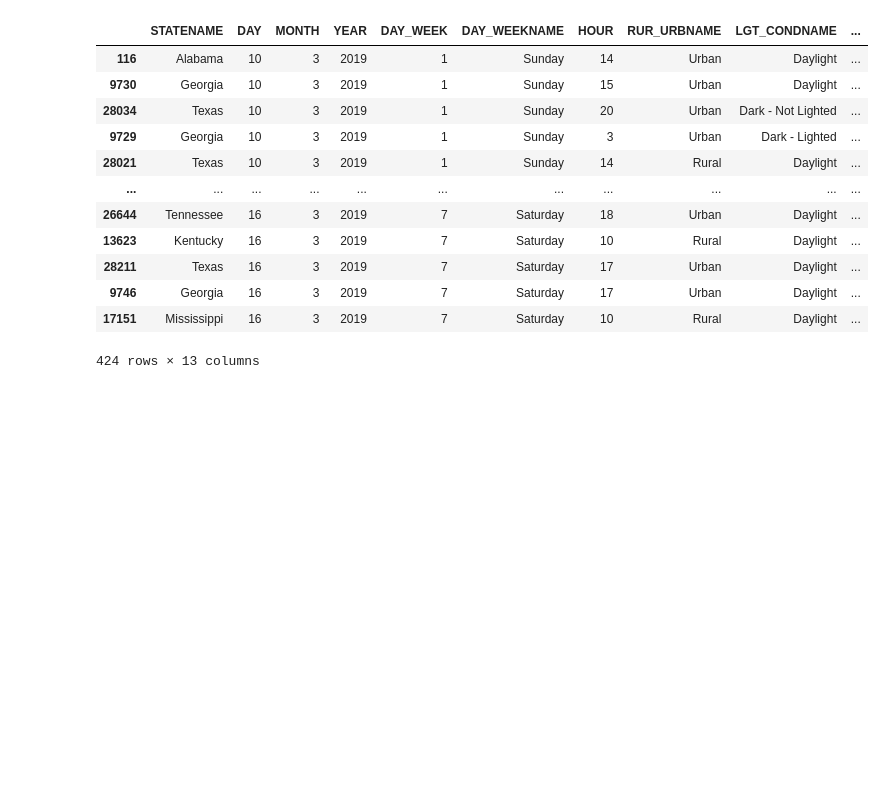
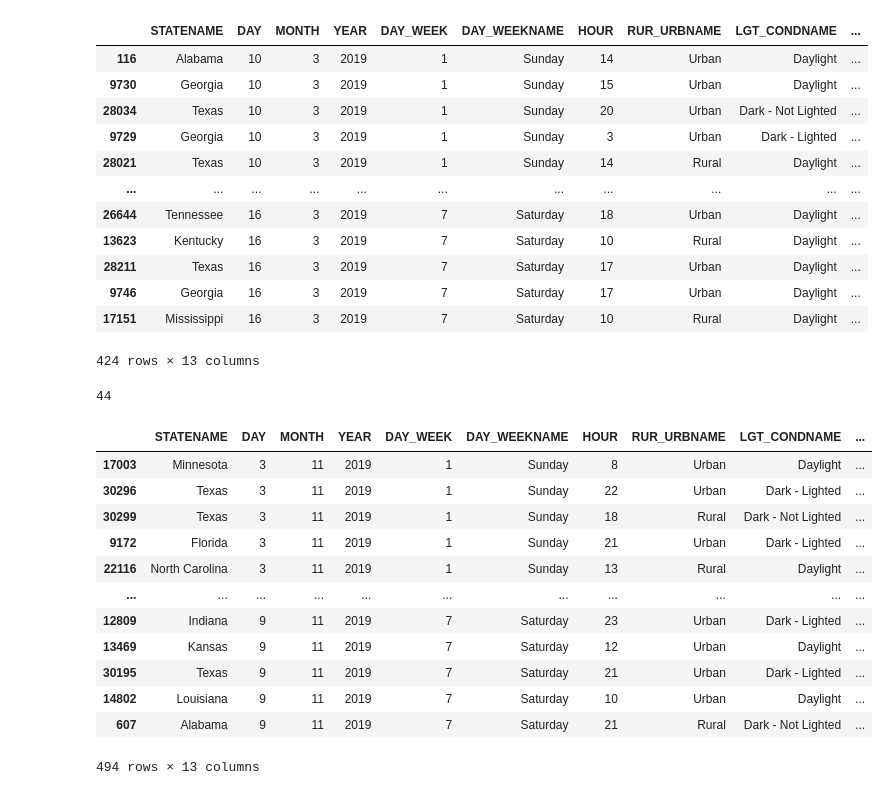
Before and after one commit to vieravfg/Analysis-of-Traffic-Fatalities, a Jupyter notebook: main.ipynb, the cells around one changed output. Saved outputs shown, nothing was run; the diff lists cells and outputs as text; code cells hidden in the pictures; blank space fills up the shorter version.

```diff
--- a/main.ipynb
+++ b/main.ipynb
@@ -190,3 +190,23 @@ sample_df[sample_df["WEEK_NUM"]==11].sort_values(by="DATE")
 | 9746 | Georgia | 16 | 3 | 2019 | 7 | Saturday | 17 | Urban | Daylight | ... |
 | 17151 | Mississippi | 16 | 3 | 2019 | 7 | Saturday | 10 | Rural | Daylight | ... |
 424 rows × 13 columns
+# %%
+nov_start = pd.to_datetime("2019-11-03")
+# %% [output]
+44
+# %%
+sample_df[sample_df["WEEK_NUM"]==45].sort_values(by="DATE")
+# %% [output]
+|  | STATENAME | DAY | MONTH | YEAR | DAY_WEEK | DAY_WEEKNAME | HOUR | RUR_URBNAME | LGT_CONDNAME | ... |
+| 17003 | Minnesota | 3 | 11 | 2019 | 1 | Sunday | 8 | Urban | Daylight | ... |
+| 30296 | Texas | 3 | 11 | 2019 | 1 | Sunday | 22 | Urban | Dark - Lighted | ... |
+| 30299 | Texas | 3 | 11 | 2019 | 1 | Sunday | 18 | Rural | Dark - Not Lighted | ... |
+| 9172 | Florida | 3 | 11 | 2019 | 1 | Sunday | 21 | Urban | Dark - Lighted | ... |
+| 22116 | North Carolina | 3 | 11 | 2019 | 1 | Sunday | 13 | Rural | Daylight | ... |
+| ... | ... | ... | ... | ... | ... | ... | ... | ... | ... | ... |
+| 12809 | Indiana | 9 | 11 | 2019 | 7 | Saturday | 23 | Urban | Dark - Lighted | ... |
+| 13469 | Kansas | 9 | 11 | 2019 | 7 | Saturday | 12 | Urban | Daylight | ... |
+| 30195 | Texas | 9 | 11 | 2019 | 7 | Saturday | 21 | Urban | Dark - Lighted | ... |
+| 14802 | Louisiana | 9 | 11 | 2019 | 7 | Saturday | 10 | Urban | Daylight | ... |
+| 607 | Alabama | 9 | 11 | 2019 | 7 | Saturday | 21 | Rural | Dark - Not Lighted | ... |
+494 rows × 13 columns
```
Also changed, not shown: parts of 1 cell of this notebook.
